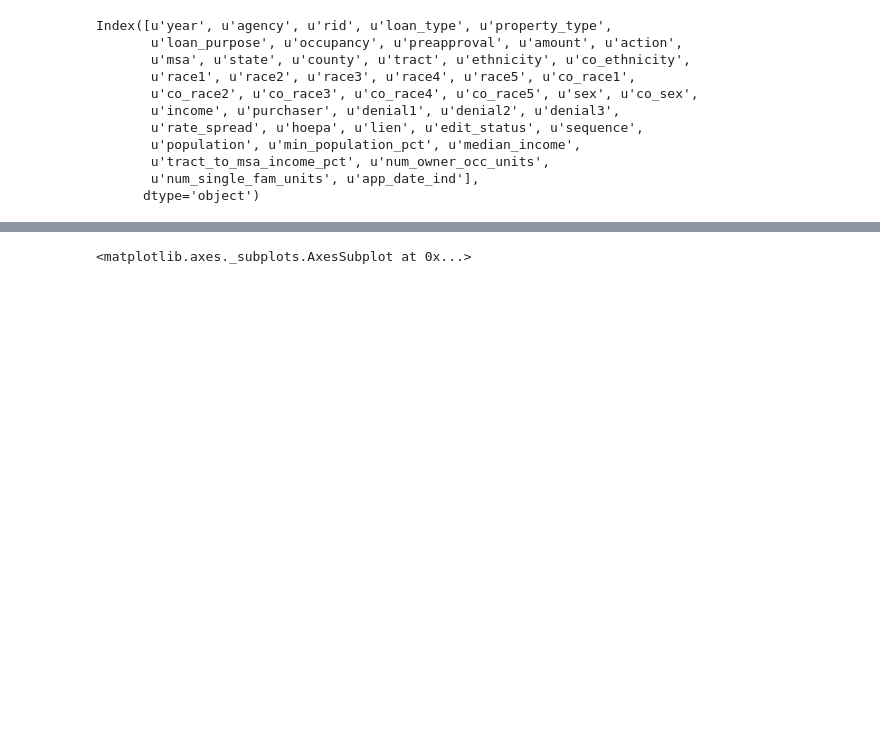
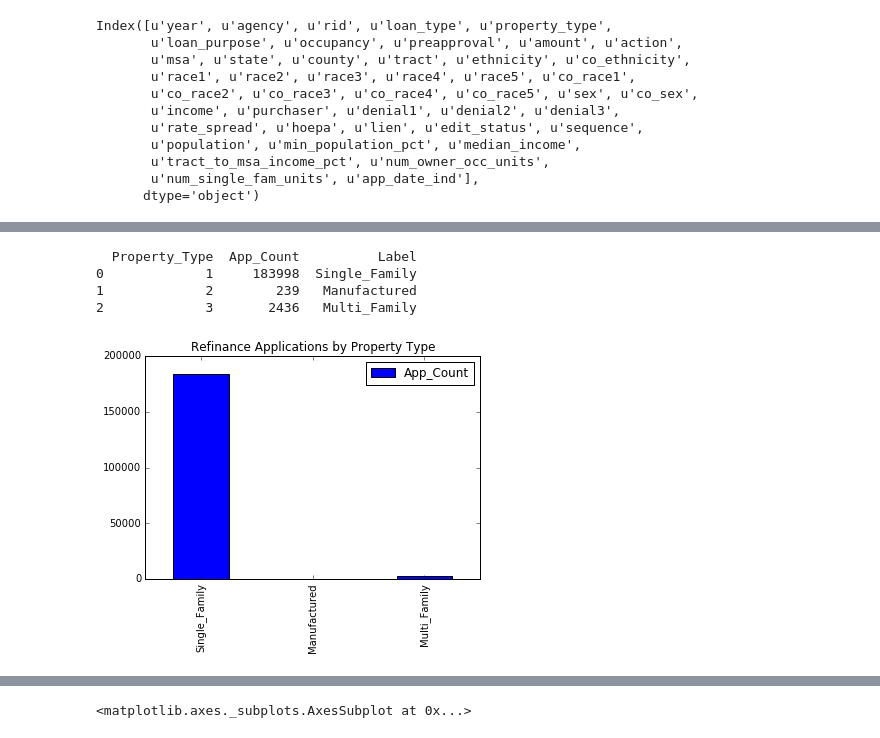
Before and after one commit to Kibrael/LAR_profiles, a Jupyter notebook: Untitled.ipynb, the cells around one changed output, grey strips where cells are left out. Drawn from its saved outputs; the diff is of its cells as text; code cells hidden in the pictures; blank space fills up the shorter version.

```diff
--- a/Untitled.ipynb
+++ b/Untitled.ipynb
@@ -76,0 +105,15 @@ Index([u'year', u'agency', u'rid', u'loan_type', u'property_type',
+# %%
+#Application count by housing type for REFINANCE LOANS
+refi_mix_df = pd.DataFrame(LAR_df[LAR_df['loan_purpose']=='3'].groupby('property_type').size())
+refi_mix_df.reset_index(inplace=True)
+refi_mix_df['Label'] = prop_types
+refi_mix_df.columns = ['Property_Type', 'App_Count', 'Label']
+ax=refi_mix_df.plot(kind='bar', title='Refinance Applications by Property Type')
+ax.set_xticklabels(refi_mix_df.Label)
+print refi_mix_df
+# %% [output]
+  Property_Type  App_Count          Label
+0             1     183998  Single_Family
+1             2        239   Manufactured
+2             3       2436   Multi_Family
+[figure, added]
```
Also changed, not shown: parts of 10 cells of this notebook.
